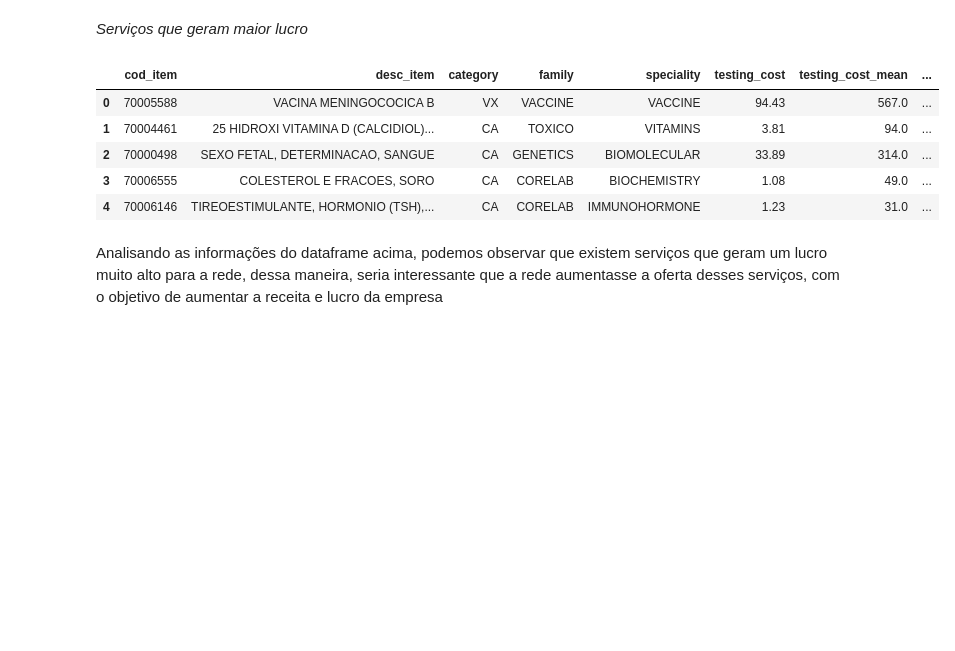
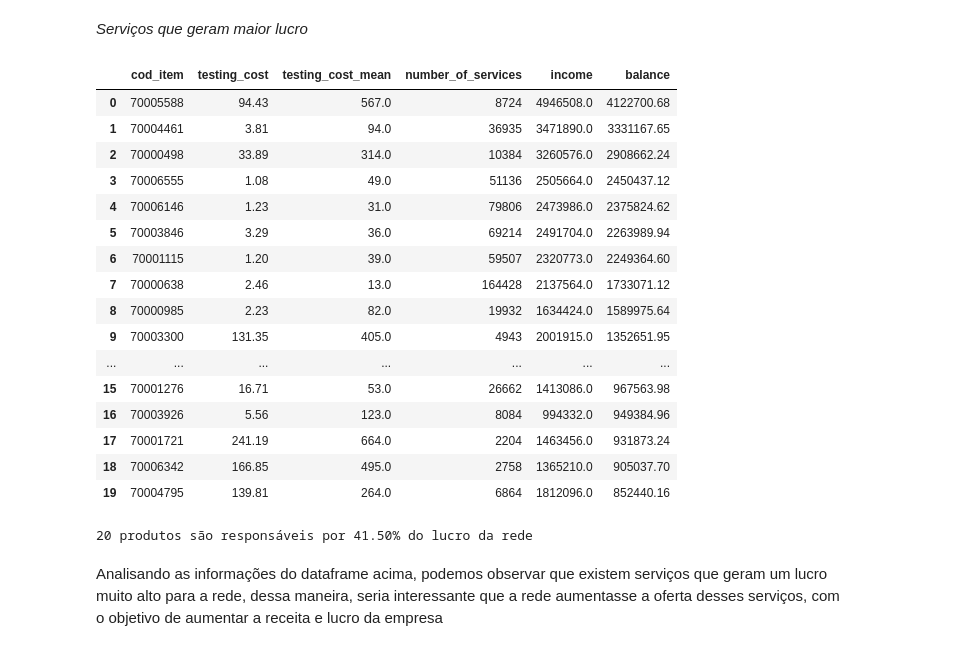
Before and after one commit to Davi-Tolen/ProjetoElo, a Jupyter notebook: Case Elo.ipynb, the cells around one changed output. Cells and saved outputs as stored; diff of their text form; code cells hidden in the pictures; blank space fills up the shorter version.

```diff
--- a/Case Elo.ipynb
+++ b/Case Elo.ipynb
@@ -745,14 +748,31 @@ Analisando essa última tabela, observamos que existem 197 serviços que geram p
 # %%
 test_data_with_values.sort_values(by=['balance'], ascending=False, inplace = True)
 test_data_with_values.reset_index(inplace=True, drop=True)
-test_data_with_values.head()
+test_data_with_values.drop(columns=['desc_item', 'category', 'family', 'speciality']).head(20)
 # %% [output]
-|  | cod_item | desc_item | category | family | speciality | testing_cost | testing_cost_mean | ... |
-| 0 | 70005588 | VACINA MENINGOCOCICA B | VX | VACCINE | VACCINE | 94.43 | 567.0 | ... |
-| 1 | 70004461 | 25 HIDROXI VITAMINA D (CALCIDIOL)... | CA | TOXICO | VITAMINS | 3.81 | 94.0 | ... |
-| 2 | 70000498 | SEXO FETAL, DETERMINACAO, SANGUE | CA | GENETICS | BIOMOLECULAR | 33.89 | 314.0 | ... |
-| 3 | 70006555 | COLESTEROL E FRACOES, SORO | CA | CORELAB | BIOCHEMISTRY | 1.08 | 49.0 | ... |
-| 4 | 70006146 | TIREOESTIMULANTE, HORMONIO (TSH),... | CA | CORELAB | IMMUNOHORMONE | 1.23 | 31.0 | ... |
+|  | cod_item | testing_cost | testing_cost_mean | number_of_services | income | balance |
+| 0 | 70005588 | 94.43 | 567.0 | 8724 | 4946508.0 | 4122700.68 |
+| 1 | 70004461 | 3.81 | 94.0 | 36935 | 3471890.0 | 3331167.65 |
+| 2 | 70000498 | 33.89 | 314.0 | 10384 | 3260576.0 | 2908662.24 |
+| 3 | 70006555 | 1.08 | 49.0 | 51136 | 2505664.0 | 2450437.12 |
+| 4 | 70006146 | 1.23 | 31.0 | 79806 | 2473986.0 | 2375824.62 |
+| 5 | 70003846 | 3.29 | 36.0 | 69214 | 2491704.0 | 2263989.94 |
+| 6 | 70001115 | 1.20 | 39.0 | 59507 | 2320773.0 | 2249364.60 |
+| 7 | 70000638 | 2.46 | 13.0 | 164428 | 2137564.0 | 1733071.12 |
+| 8 | 70000985 | 2.23 | 82.0 | 19932 | 1634424.0 | 1589975.64 |
+| 9 | 70003300 | 131.35 | 405.0 | 4943 | 2001915.0 | 1352651.95 |
+| ... | ... | ... | ... | ... | ... | ... |
+| 15 | 70001276 | 16.71 | 53.0 | 26662 | 1413086.0 | 967563.98 |
+| 16 | 70003926 | 5.56 | 123.0 | 8084 | 994332.0 | 949384.96 |
+| 17 | 70001721 | 241.19 | 664.0 | 2204 | 1463456.0 | 931873.24 |
+| 18 | 70006342 | 166.85 | 495.0 | 2758 | 1365210.0 | 905037.70 |
+| 19 | 70004795 | 139.81 | 264.0 | 6864 | 1812096.0 | 852440.16 |
+# %%
+lucro_top_20 = test_data_with_values.head(20).balance.sum()
+
+print(f'20 produtos são responsáveis por {((lucro_top_20/test_data_with_values.balance.sum()) * 100):.2f}% do lucro da rede')
+# %% [output]
+20 produtos são responsáveis por 41.50% do lucro da rede
 # %% [markdown]
 Analisando as informações do dataframe acima, podemos observar que existem serviços que geram um lucro muito alto para a rede, dessa maneira, seria interessante que a rede aumentasse a oferta desses serviços, com o objetivo de aumentar a receita e lucro da empresa
 # %% [markdown]
```
Also changed, not shown: parts of 8 cells of this notebook.
